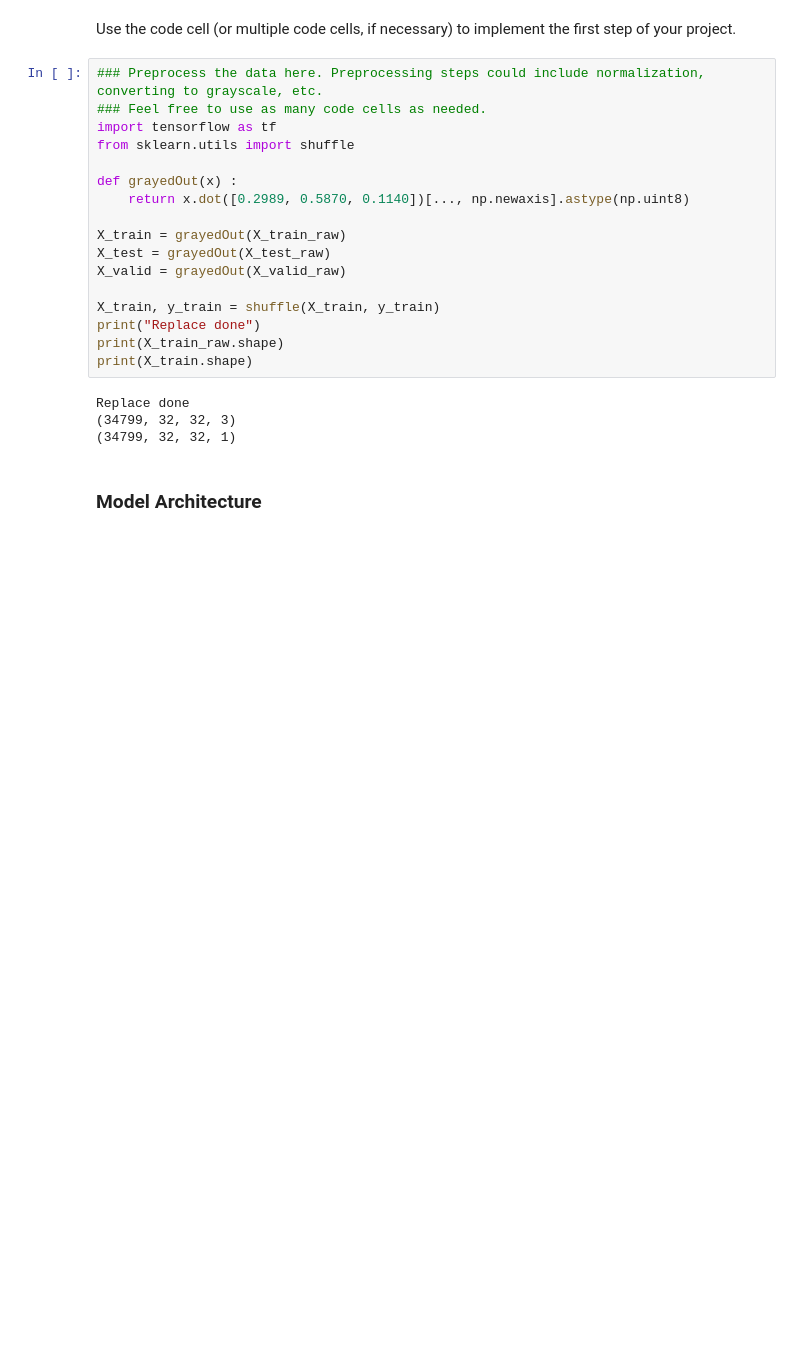
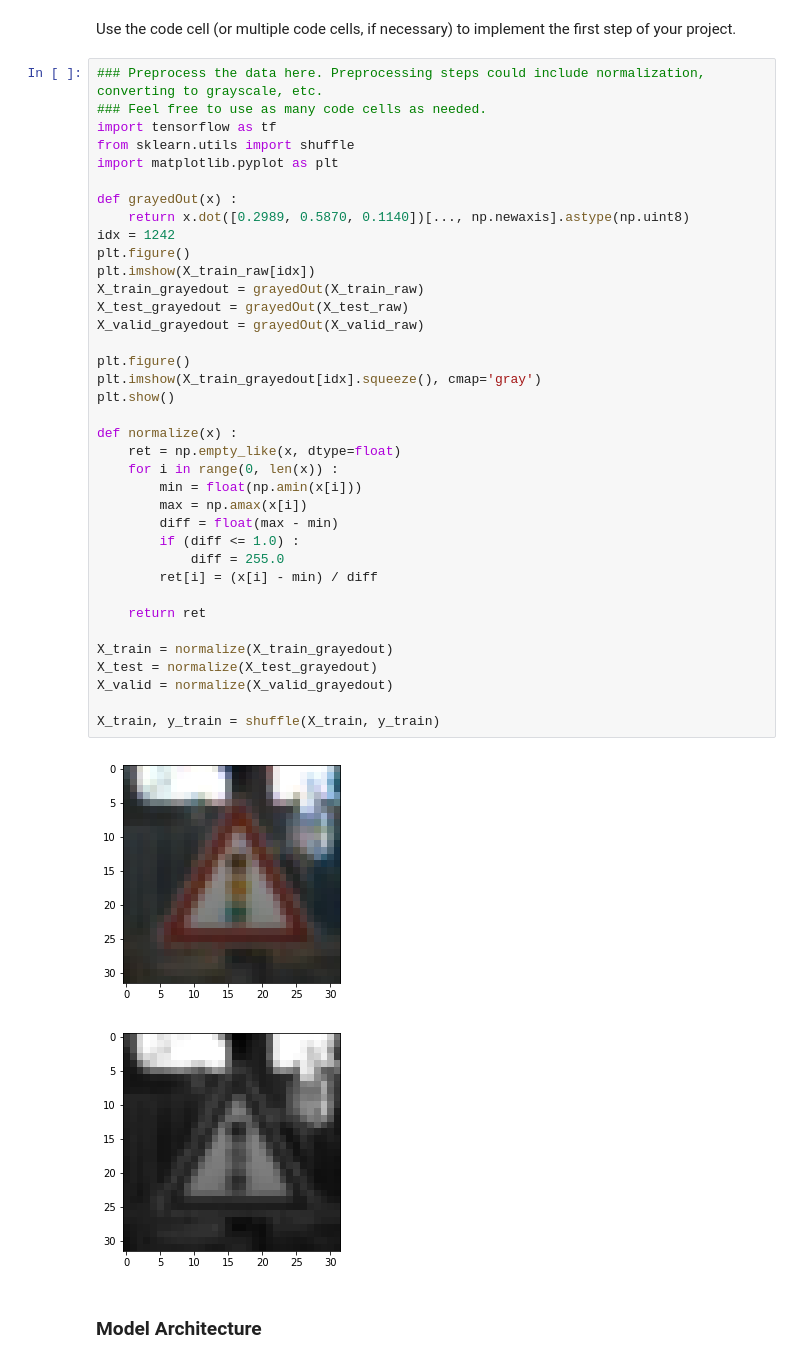
Before and after one commit to DolphinWorld/udacitySelfDrivingCourse, a Jupyter notebook: P2/Traffic_Sign_Classifier.ipynb, the cells around one changed output. Drawn from its saved outputs; the diff is of its cells as text; blank space fills up the shorter version.

```diff
--- a/P2/Traffic_Sign_Classifier.ipynb
+++ b/P2/Traffic_Sign_Classifier.ipynb
@@ -159,24 +153,43 @@ Use the code cell (or multiple code cells, if necessary) to implement the first
 # %%
 ### Preprocess the data here. Preprocessing steps could include normalization, converting to grayscale, etc.
 ### Feel free to use as many code cells as needed.
 import tensorflow as tf
 from sklearn.utils import shuffle
+import matplotlib.pyplot as plt
 
 def grayedOut(x) :
     return x.dot([0.2989, 0.5870, 0.1140])[..., np.newaxis].astype(np.uint8)
+idx = 1242
+plt.figure()
+plt.imshow(X_train_raw[idx])
+X_train_grayedout = grayedOut(X_train_raw)
+X_test_grayedout = grayedOut(X_test_raw)
+X_valid_grayedout = grayedOut(X_valid_raw)
 
-X_train = grayedOut(X_train_raw)
-X_test = grayedOut(X_test_raw)
-X_valid = grayedOut(X_valid_raw)
+plt.figure()
+plt.imshow(X_train_grayedout[idx].squeeze(), cmap='gray')
+plt.show()
+
+def normalize(x) :
+    ret = np.empty_like(x, dtype=float)
+    for i in range(0, len(x)) :
+        min = float(np.amin(x[i]))
+        max = np.amax(x[i])
+        diff = float(max - min)
+        if (diff <= 1.0) :
+            diff = 255.0
+        ret[i] = (x[i] - min) / diff
+
+    return ret
+
+X_train = normalize(X_train_grayedout)
+X_test = normalize(X_test_grayedout)
+X_valid = normalize(X_valid_grayedout)
 
 X_train, y_train = shuffle(X_train, y_train)
-print("Replace done")
-print(X_train_raw.shape)
-print(X_train.shape)
 # %% [output]
-Replace done
-(34799, 32, 32, 3)
-(34799, 32, 32, 1)
+[figure, added]
+[figure, added]
 # %% [markdown]
 ### Model Architecture
 # %%
```
Also changed, not shown: parts of 6 cells of this notebook, 1 other file.
